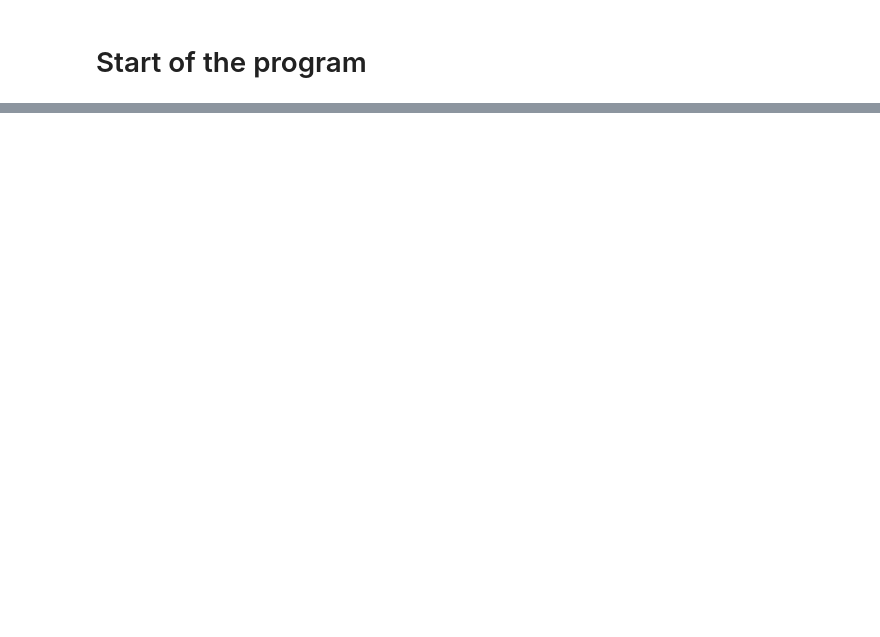
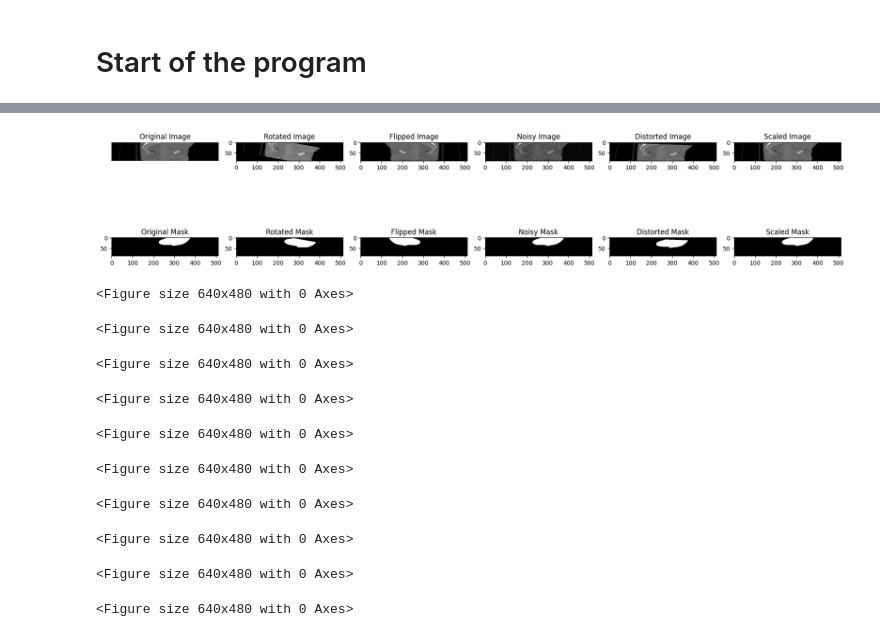
Before and after one commit to peterrhone/dicom_sqlite, a Jupyter notebook: data_prep_and_training_bladder.ipynb, the cells around one changed output, grey strips where cells are left out. Saved outputs shown, nothing was run; the diff lists cells and outputs as text; code cells hidden in the pictures; blank space fills up the shorter version.

```diff
--- a/data_prep_and_training_bladder.ipynb
+++ b/data_prep_and_training_bladder.ipynb
@@ -586,0 +264,10 @@ To Do
+# %%
+# Check unique image sizes
+df['image_shape'] = df['images'].apply(lambda x: x.shape)
+image_shape_counts = df.groupby('image_shape').size()
+print(f'Unique image sizes:')
+for entry in image_shape_counts.index:
+    print(f'{entry}: {image_shape_counts[entry]}')
+
+# Remove all images with dimension not equal to (88,512) and corresponding masks
+df = df[df['image_shape'] == (88, 512)]
@@ -586,0 +340,10 @@ To Do
+# %%
+# Print the patient IDs in the validation set for reference
+print('Patient IDs in validation set:')
+
+# make a list of patient IDs in the validation set for later use
+val_pat_ids = val_df['pat_id'].unique().tolist()
+print()
+for pat_id in val_pat_ids:
+    print(f"'{pat_id}'", end=', ')
+print()  # New line after the list
@@ -586,0 +430,60 @@ To Do
+# %%
+# from a random cbct_id, print a single image along with its augmented counterparts (1 of each rotated, flipped, noisy, distorted, and scaled) and the corresponding masks in a second row
+import random
+random_cbct_id = random.choice(augmented_train_df['cbct_id'].unique())
+original_image = augmented_train_df[(augmented_train_df['cbct_id'] == random_cbct_id) & (augmented_train_df['augmentation_type'] == 'original')]['images'].values[0]
+rotated_image = augmented_train_df[(augmented_train_df['cbct_id'] == random_cbct_id) & (augmented_train_df['augmentation_type'] == 'rotated')]['images'].values[0]
+original_image = augmented_train_df[(augmented_train_df['cbct_id'] == random_cbct_id) & (augmented_train_df['augmentation_type'] == 'original')]['images'].values[0]
+rotated_image = augmented_train_df[(augmented_train_df['cbct_id'] == random_cbct_id) & (augmented_train_df['augmentation_type'] == 'rotated')]['images'].values[0]
+flipped_image = augmented_train_df[(augmented_train_df['cbct_id'] == random_cbct_id) & (augmented_train_df['augmentation_type'] == 'flipped')]['images'].values[0]
+noisy_image = augmented_train_df[(augmented_train_df['cbct_id'] == random_cbct_id) & (augmented_train_df['augmentation_type'] == 'noisy')]['images'].values[0]
+distorted_image = augmented_train_df[(augmented_train_df['cbct_id'] == random_cbct_id) & (augmented_train_df['augmentation_type'] == 'distorted')]['images'].values[0]
+scaled_image = augmented_train_df[(augmented_train_df['cbct_id'] == random_cbct_id) & (augmented_train_df['augmentation_type'] == 'scaled')]['images'].values[0]
+original_mask = augmented_train_df[(augmented_train_df['cbct_id'] == random_cbct_id) & (augmented_train_df['augmentation_type'] == 'original')]['masks'].values[0]
+rotated_mask = augmented_train_df[(augmented_train_df['cbct_id'] == random_cbct_id) & (augmented_train_df['augmentation_type'] == 'rotated')]['masks'].values[0]
+flipped_mask = augmented_train_df[(augmented_train_df['cbct_id'] == random_cbct_id) & (augmented_train_df['augmentation_type'] == 'flipped')]['masks'].values[0]
+noisy_mask = augmented_train_df[(augmented_train_df['cbct_id'] == random_cbct_id) & (augmented_train_df['augmentation_type'] == 'noisy')]['masks'].values[0]
+distorted_mask = augmented_train_df[(augmented_train_df['cbct_id'] == random_cbct_id) & (augmented_train_df['augmentation_type'] == 'distorted')]['masks'].values[0]
+scaled_mask = augmented_train_df[(augmented_train_df['cbct_id'] == random_cbct_id) & (augmented_train_df['augmentation_type'] == 'scaled')]['masks'].values[0]
+# Plot the original and augmented images with their masks
+fig, axes = plt.subplots(2, 6, figsize=(18, 6))
+axes[0, 0].imshow(original_image, cmap='gray')
+axes[0, 0].set_title('Original Image')
+axes[0, 1].imshow(rotated_image, cmap='gray')
+axes[0, 1].set_title('Rotated Image')
+axes[0, 2].imshow(flipped_image, cmap='gray')
+axes[0, 2].set_title('Flipped Image')
+axes[0, 3].imshow(noisy_image, cmap='gray')
+axes[0, 3].set_title('Noisy Image')
+axes[0, 4].imshow(distorted_image, cmap='gray')
+axes[0, 4].set_title('Distorted Image')
+axes[0, 5].imshow(scaled_image, cmap='gray')
+axes[0, 5].set_title('Scaled Image')
+axes[1, 0].imshow(original_mask, cmap='gray')
+axes[1, 0].set_title('Original Mask')
+axes[1, 1].imshow(rotated_mask, cmap='gray')
+axes[1, 1].set_title('Rotated Mask')
+axes[1, 2].imshow(flipped_mask, cmap='gray')
+axes[1, 2].set_title('Flipped Mask')
+axes[1, 3].imshow(noisy_mask, cmap='gray')
+axes[1, 3].set_title('Noisy Mask')
+axes[1, 4].imshow(distorted_mask, cmap='gray')
+axes[1, 4].set_title('Distorted Mask')
+axes[1, 5].imshow(scaled_mask, cmap='gray')
+axes[1, 5].set_title('Scaled Mask')
+for ax in axes.flat:
+        ax.axis('off')
+        plt.tight_layout()
+        plt.show()
+# %% [output]
+[figure, added]
+<Figure size 640x480 with 0 Axes>
+<Figure size 640x480 with 0 Axes>
+<Figure size 640x480 with 0 Axes>
+<Figure size 640x480 with 0 Axes>
+<Figure size 640x480 with 0 Axes>
+<Figure size 640x480 with 0 Axes>
+<Figure size 640x480 with 0 Axes>
+<Figure size 640x480 with 0 Axes>
+<Figure size 640x480 with 0 Axes>
+<Figure size 640x480 with 0 Axes>
```
Also changed, not shown: parts of 76 cells of this notebook, 13 other files.
